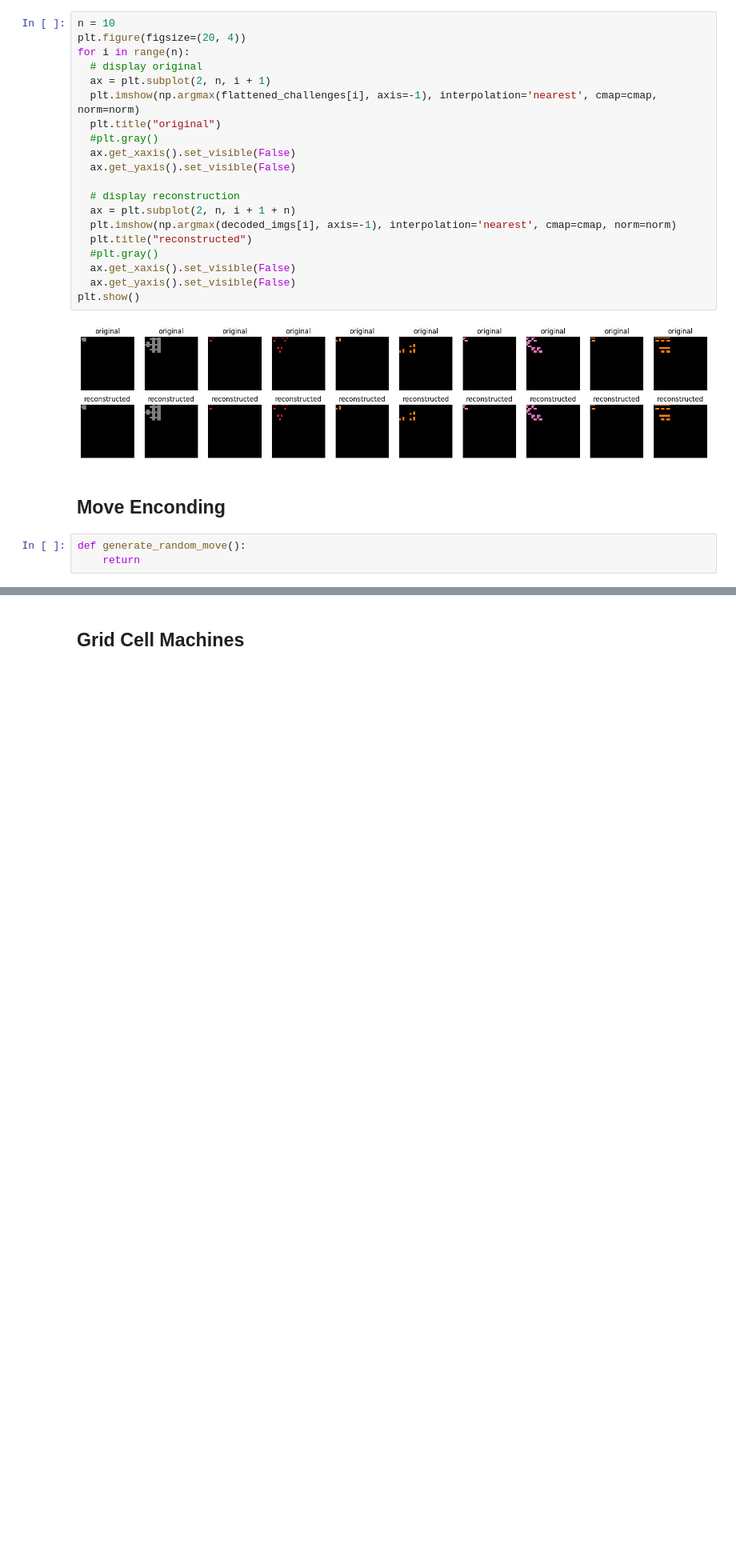
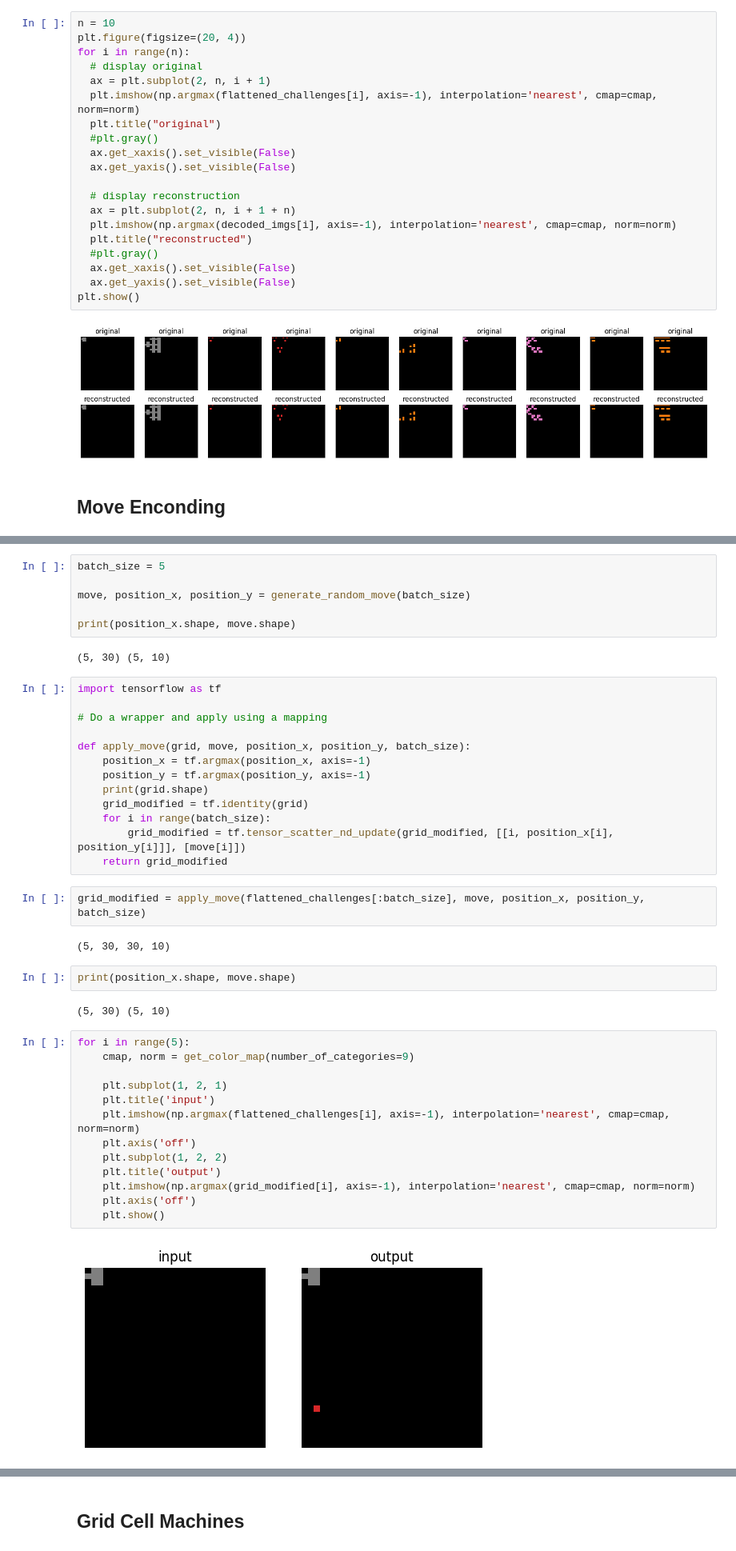
Before and after one commit to Pumafi/problem_solving_rl_pumafi, a Jupyter notebook: grid_encoding.ipynb, the cells around one changed output, grey strips where cells are left out. Shown at 80% size. Drawn from its saved outputs; the diff is of its cells as text; blank space fills up the shorter version.

Commit message:
Temporary move forward

```diff
--- a/grid_encoding.ipynb
+++ b/grid_encoding.ipynb
@@ -163,6 +163,3 @@ plt.show()
 [figure]
 # %% [markdown]
 ## Move Enconding
-# %%
-def generate_random_move():
-    return
@@ -171,0 +180,44 @@ def decode_move():
+# %%
+batch_size = 5
+
+move, position_x, position_y = generate_random_move(batch_size)
+
+print(position_x.shape, move.shape)
+# %% [output]
+(5, 30) (5, 10)
+# %%
+import tensorflow as tf
+
+# Do a wrapper and apply using a mapping
+
+def apply_move(grid, move, position_x, position_y, batch_size):
+    position_x = tf.argmax(position_x, axis=-1)
+    position_y = tf.argmax(position_y, axis=-1)
+    print(grid.shape)
+    grid_modified = tf.identity(grid)
+    for i in range(batch_size):
+        grid_modified = tf.tensor_scatter_nd_update(grid_modified, [[i, position_x[i], position_y[i]]], [move[i]])
+    return grid_modified
+# %%
+grid_modified = apply_move(flattened_challenges[:batch_size], move, position_x, position_y, batch_size)
+# %% [output]
+(5, 30, 30, 10)
+# %%
+print(position_x.shape, move.shape)
+# %% [output]
+(5, 30) (5, 10)
+# %%
+for i in range(5):
+    cmap, norm = get_color_map(number_of_categories=9)
+
+    plt.subplot(1, 2, 1)
+    plt.title('input')
+    plt.imshow(np.argmax(flattened_challenges[i], axis=-1), interpolation='nearest', cmap=cmap, norm=norm)
+    plt.axis('off')
+    plt.subplot(1, 2, 2)
+    plt.title('output')
+    plt.imshow(np.argmax(grid_modified[i], axis=-1), interpolation='nearest', cmap=cmap, norm=norm)
+    plt.axis('off')
+    plt.show()
+# %% [output]
+[figure, added]
```
Also changed, not shown: parts of 10 cells of this notebook.
